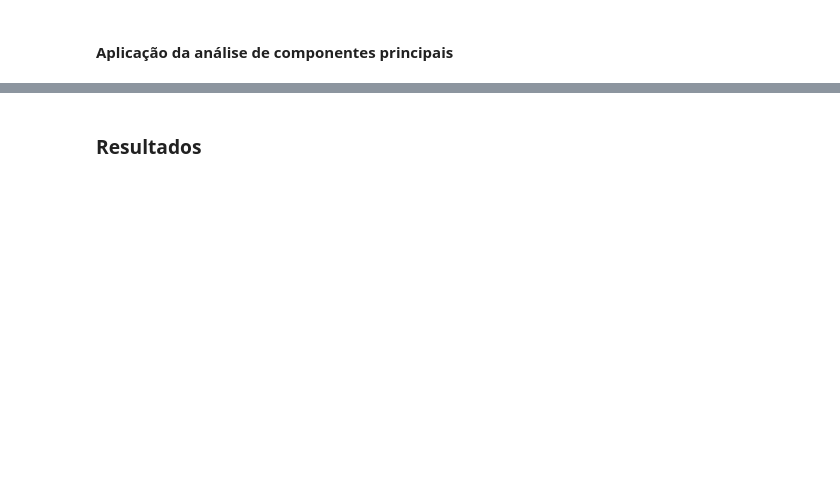
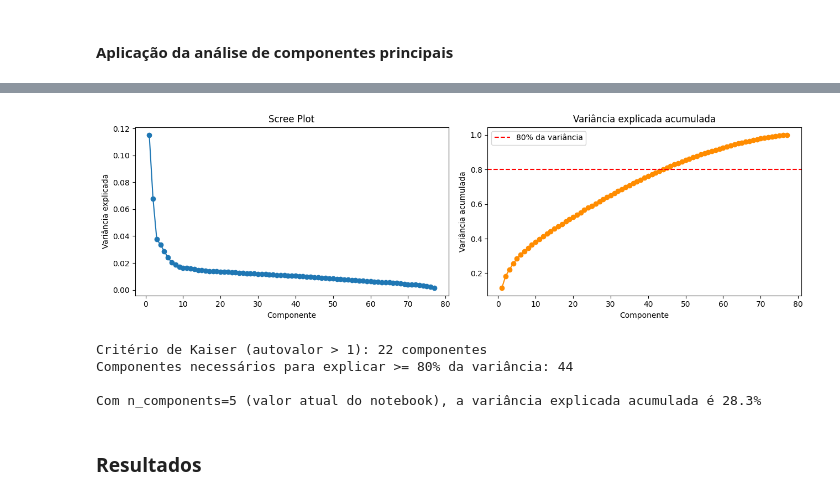
Before and after one commit to clarabecker/idsc-analysis, a Jupyter notebook: notebooks/03_feature_selection.ipynb, the cells around one changed output, grey strips where cells are left out. Drawn from its saved outputs; the diff is of its cells as text; code cells hidden in the pictures; blank space fills up the shorter version.

Commit message:
feat: mudanças nas seleções de features para agrupamento

```diff
--- a/notebooks/03_feature_selection.ipynb
+++ b/notebooks/03_feature_selection.ipynb
@@ -67,3 +101,40 @@ loadings = pd.DataFrame(pca.components_.T, columns=['PC1', 'PC2', 'PC3', 'PC4',
+# %%
+# Verificação do número de componentes
+pca_full = PCA().fit(X_scaled)
+explained = pca_full.explained_variance_ratio_
+cumulative = np.cumsum(explained)
+eigenvalues = pca_full.explained_variance_
+
+fig, axes = plt.subplots(1, 2, figsize=(13, 4))
+
+axes[0].plot(range(1, len(explained) + 1), explained, 'o-')
+axes[0].set_xlabel('Componente')
+axes[0].set_ylabel('Variância explicada')
+axes[0].set_title('Scree Plot')
+
+axes[1].plot(range(1, len(cumulative) + 1), cumulative, 'o-', color='darkorange')
+axes[1].axhline(y=0.80, color='red', linestyle='--', label='80% da variância')
+axes[1].set_xlabel('Componente')
+axes[1].set_ylabel('Variância acumulada')
+axes[1].set_title('Variância explicada acumulada')
+axes[1].legend()
+
+plt.tight_layout()
+plt.show()
+
+n_kaiser = int((eigenvalues > 1).sum())
+n_80pct = int(np.argmax(cumulative >= 0.80) + 1)
+
+print(f"Critério de Kaiser (autovalor > 1): {n_kaiser} componentes")
+print(f"Componentes necessários para explicar >= 80% da variância: {n_80pct}")
+print(f"\nCom n_components=5 (valor atual do notebook), a variância explicada acumulada é "
+      f"{cumulative[4]*100:.1f}%")
+# %% [output]
+[figure, added]
+Critério de Kaiser (autovalor > 1): 22 componentes
+Componentes necessários para explicar >= 80% da variância: 44
+
+Com n_components=5 (valor atual do notebook), a variância explicada acumulada é 28.3%
 # %% [markdown]
 ### Resultados
 # %%
```
Also changed, not shown: parts of 11 cells of this notebook, 1 other file.
